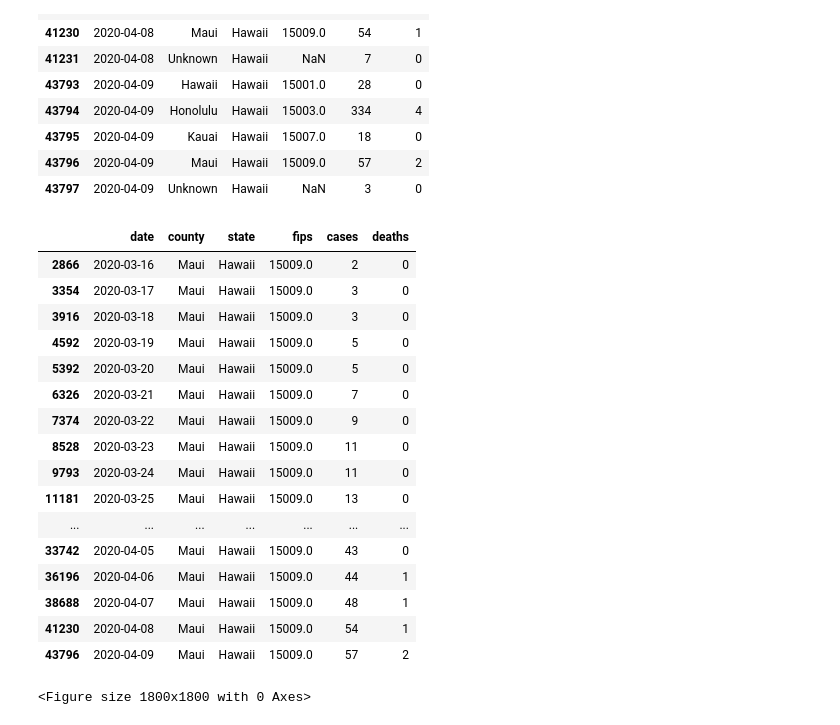
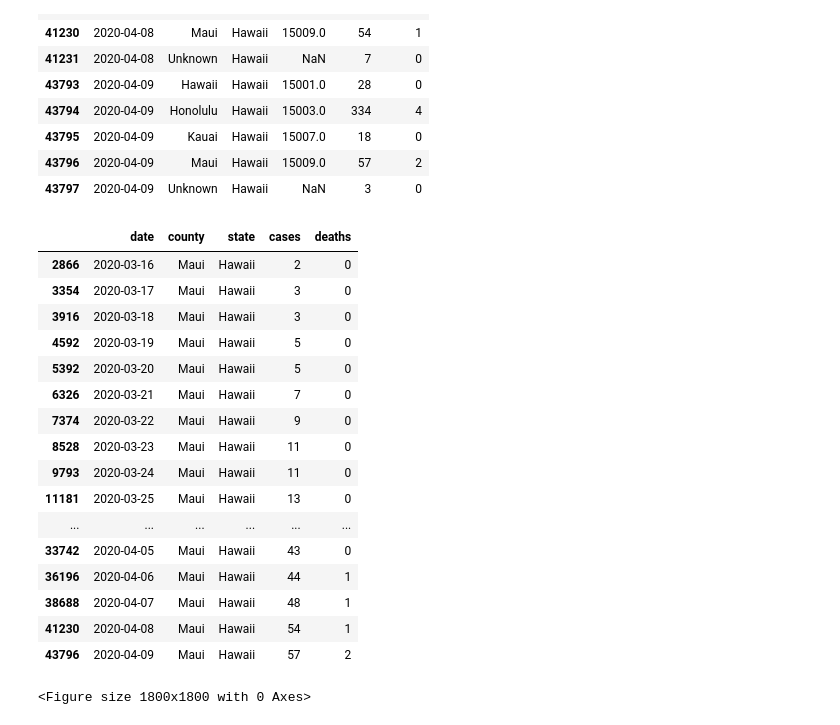
Before and after one commit to debasisb/COVID-19, a Jupyter notebook: Covid_19_Hawaii.ipynb, the cells around one changed output. Cells and saved outputs as stored; diff of their text form; code cells hidden in the pictures.

```diff
--- a/Covid_19_Hawaii.ipynb
+++ b/Covid_19_Hawaii.ipynb
@@ -148,26 +148,26 @@ df.tail(10)
 | 43796 | 2020-04-09 | Maui | Hawaii | 15009.0 | 57 | 2 |
 | 43797 | 2020-04-09 | Unknown | Hawaii | NaN | 3 | 0 |
 # %%
-Maui_County_df = df[df["county"]== "Maui"]
+Maui_County_df = df[df["county"]== "Maui"].drop(columns = "fips")
 Maui_County_df.tail(25)
 # %% [output]
-|  | date | county | state | fips | cases | deaths |
-| 2866 | 2020-03-16 | Maui | Hawaii | 15009.0 | 2 | 0 |
-| 3354 | 2020-03-17 | Maui | Hawaii | 15009.0 | 3 | 0 |
-| 3916 | 2020-03-18 | Maui | Hawaii | 15009.0 | 3 | 0 |
-| 4592 | 2020-03-19 | Maui | Hawaii | 15009.0 | 5 | 0 |
-| 5392 | 2020-03-20 | Maui | Hawaii | 15009.0 | 5 | 0 |
-| 6326 | 2020-03-21 | Maui | Hawaii | 15009.0 | 7 | 0 |
-| 7374 | 2020-03-22 | Maui | Hawaii | 15009.0 | 9 | 0 |
-| 8528 | 2020-03-23 | Maui | Hawaii | 15009.0 | 11 | 0 |
-| 9793 | 2020-03-24 | Maui | Hawaii | 15009.0 | 11 | 0 |
-| 11181 | 2020-03-25 | Maui | Hawaii | 15009.0 | 13 | 0 |
-| ... | ... | ... | ... | ... | ... | ... |
-| 33742 | 2020-04-05 | Maui | Hawaii | 15009.0 | 43 | 0 |
-| 36196 | 2020-04-06 | Maui | Hawaii | 15009.0 | 44 | 1 |
-| 38688 | 2020-04-07 | Maui | Hawaii | 15009.0 | 48 | 1 |
-| 41230 | 2020-04-08 | Maui | Hawaii | 15009.0 | 54 | 1 |
-| 43796 | 2020-04-09 | Maui | Hawaii | 15009.0 | 57 | 2 |
+|  | date | county | state | cases | deaths |
+| 2866 | 2020-03-16 | Maui | Hawaii | 2 | 0 |
+| 3354 | 2020-03-17 | Maui | Hawaii | 3 | 0 |
+| 3916 | 2020-03-18 | Maui | Hawaii | 3 | 0 |
+| 4592 | 2020-03-19 | Maui | Hawaii | 5 | 0 |
+| 5392 | 2020-03-20 | Maui | Hawaii | 5 | 0 |
+| 6326 | 2020-03-21 | Maui | Hawaii | 7 | 0 |
+| 7374 | 2020-03-22 | Maui | Hawaii | 9 | 0 |
+| 8528 | 2020-03-23 | Maui | Hawaii | 11 | 0 |
+| 9793 | 2020-03-24 | Maui | Hawaii | 11 | 0 |
+| 11181 | 2020-03-25 | Maui | Hawaii | 13 | 0 |
+| ... | ... | ... | ... | ... | ... |
+| 33742 | 2020-04-05 | Maui | Hawaii | 43 | 0 |
+| 36196 | 2020-04-06 | Maui | Hawaii | 44 | 1 |
+| 38688 | 2020-04-07 | Maui | Hawaii | 48 | 1 |
+| 41230 | 2020-04-08 | Maui | Hawaii | 54 | 1 |
+| 43796 | 2020-04-09 | Maui | Hawaii | 57 | 2 |
 # %%
 import seaborn as sns
 import matplotlib.pyplot as plt
```
